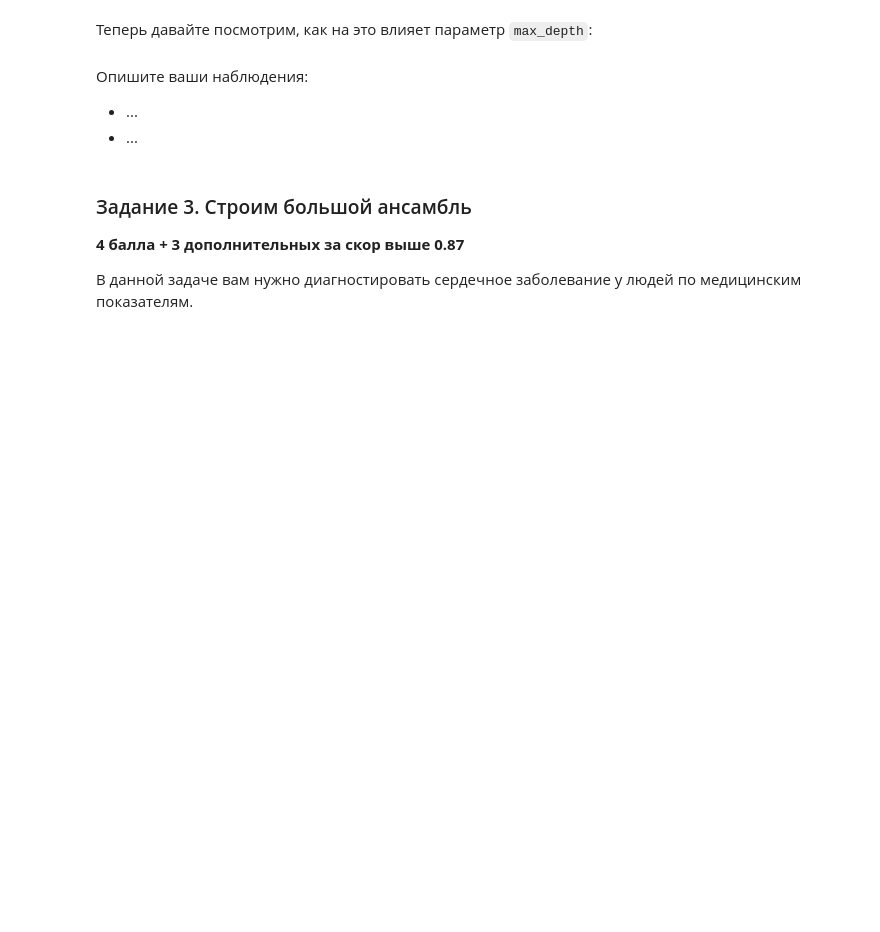
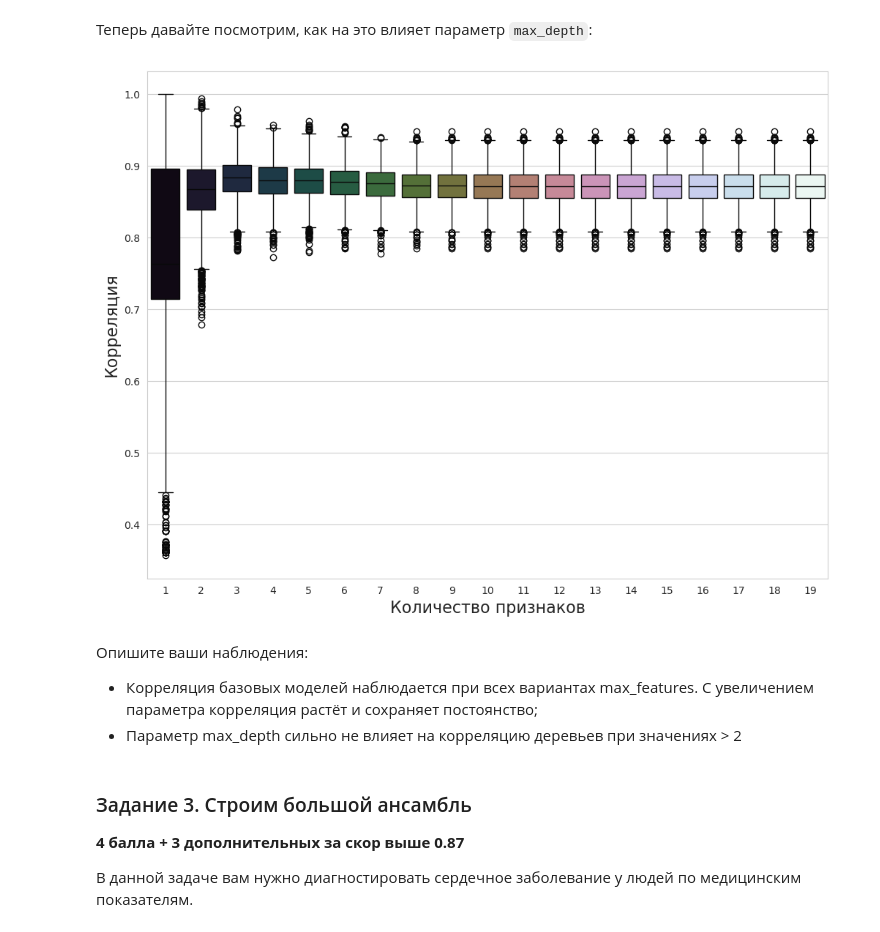
Before and after one commit to nekrasovadasha22/BI_ML_2024, a Jupyter notebook: HW5_Ensemles/Ensembles.ipynb, the cells around one changed output. Cells and saved outputs as stored; diff of their text form; code cells hidden in the pictures; blank space fills up the shorter version.

```diff
--- a/HW5_Ensemles/Ensembles.ipynb
+++ b/HW5_Ensemles/Ensembles.ipynb
@@ -286,11 +301,25 @@ X_train, X_test, y_train, y_test = train_test_split(X, y, random_state=42)
 Теперь давайте посмотрим, как на это влияет параметр `max_depth`:
 # %%
 ## ENTER YOUR CODE HERE (/¯◡ ‿ ◡)/¯☆*##
-# %% [markdown]
-Опишите ваши наблюдения:
-
-* ...
-* ...
+# %%
+n_depth = list(range(1, 20))
+correlations_d = []
+for i in n_depth:
+    classf = RandomForestClassifier(max_depth = i, max_features=7, random_state = SEED)
+    classf.fit(X_train, y_train)
+    correlations_d += [base_model_pair_correlation(classf, X)]
+# %%
+sns.boxplot(x=np.repeat(n_depth, len(correlations_d[0])), y=np.concatenate(correlations_d), palette="cubehelix")
+plt.xlabel("Количество признаков", fontsize=16)
+plt.ylabel("Корреляция", fontsize=16)
+plt.show()
+# %% [output]
+[figure, added]
+# %% [markdown]
+Опишите ваши наблюдения:
+
+* Корреляция базовых моделей наблюдается при всех вариантах max_features. С увеличением параметра корреляция растёт и сохраняет постоянство;
+* Параметр max_depth сильно не влияет на корреляцию деревьев при значениях > 2
 # %% [markdown]
 ### Задание 3. Строим большой ансамбль
 
```
Also changed, not shown: parts of 5 cells of this notebook.
